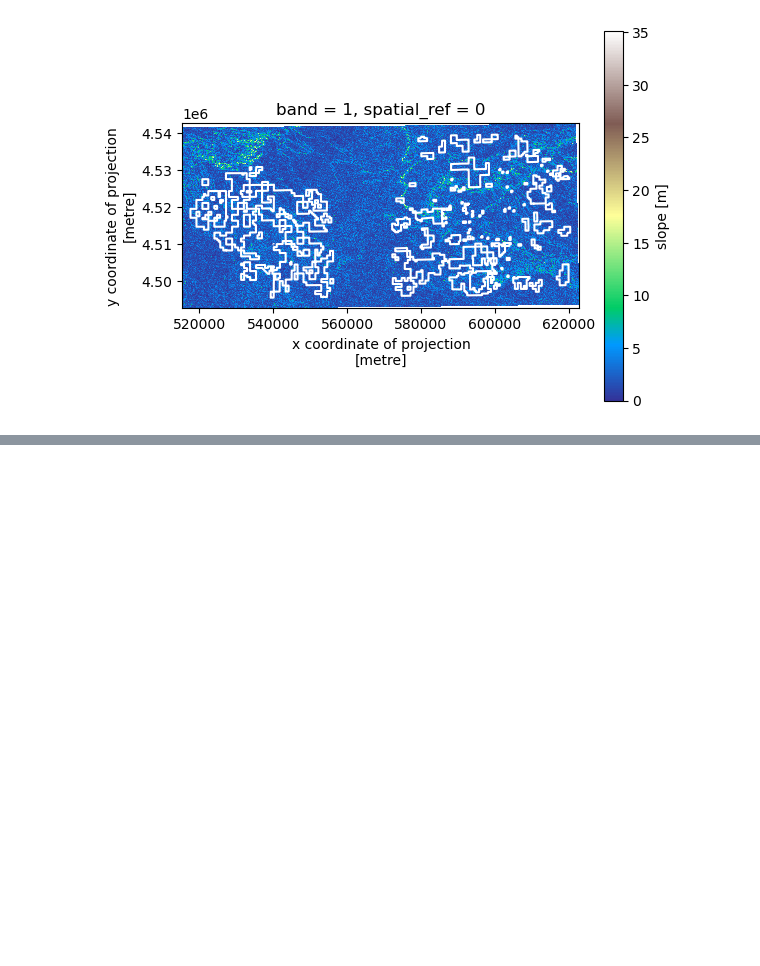
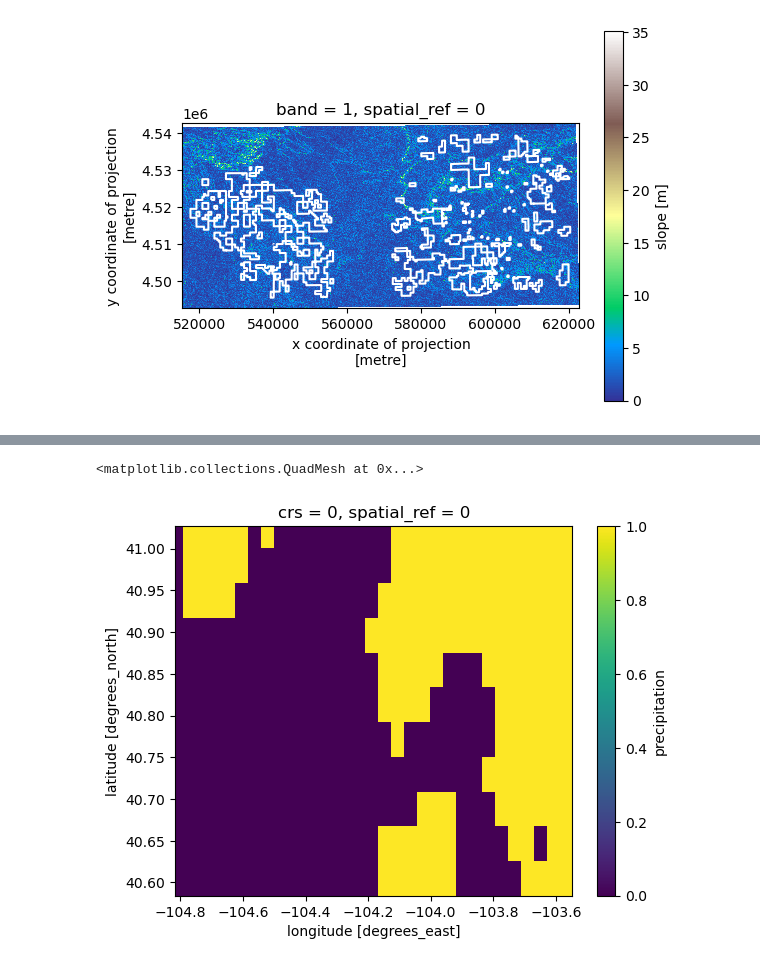
Before and after one commit to akpost21/Habitat-Suitability, a Jupyter notebook: habitat_suitability_workflow.ipynb, the cells around one changed output, grey strips where cells are left out. Saved outputs shown, nothing was run; the diff lists cells and outputs as text; code cells hidden in the pictures; blank space fills up the shorter version.

```diff
--- a/habitat_suitability_workflow.ipynb
+++ b/habitat_suitability_workflow.ipynb
@@ -666,0 +748,7 @@ plt.show()
+# %%
+# Set precip threshold and apply to da
+climate_suitable_2091 =maca_pawnee_2091_da_reproj > 300
+climate_suitable_2091.plot()
+# %% [output]
+<matplotlib.collections.QuadMesh at 0x...>
+[figure, added]
```
Also changed, not shown: parts of 15 cells of this notebook.
